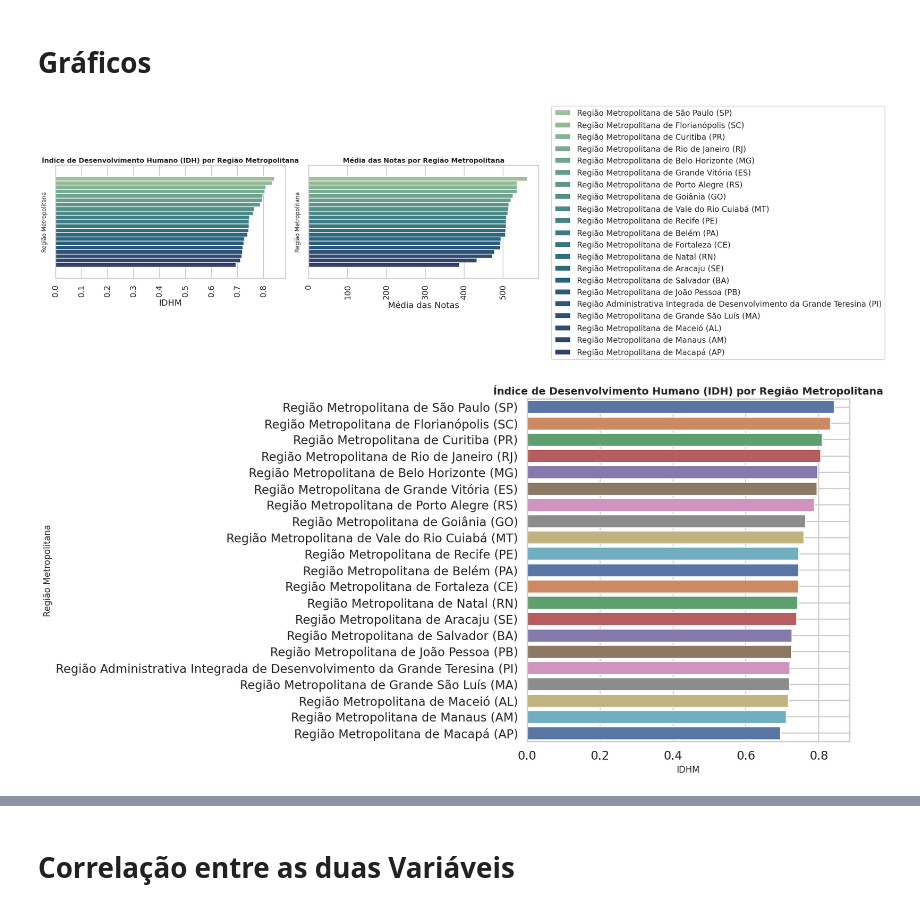
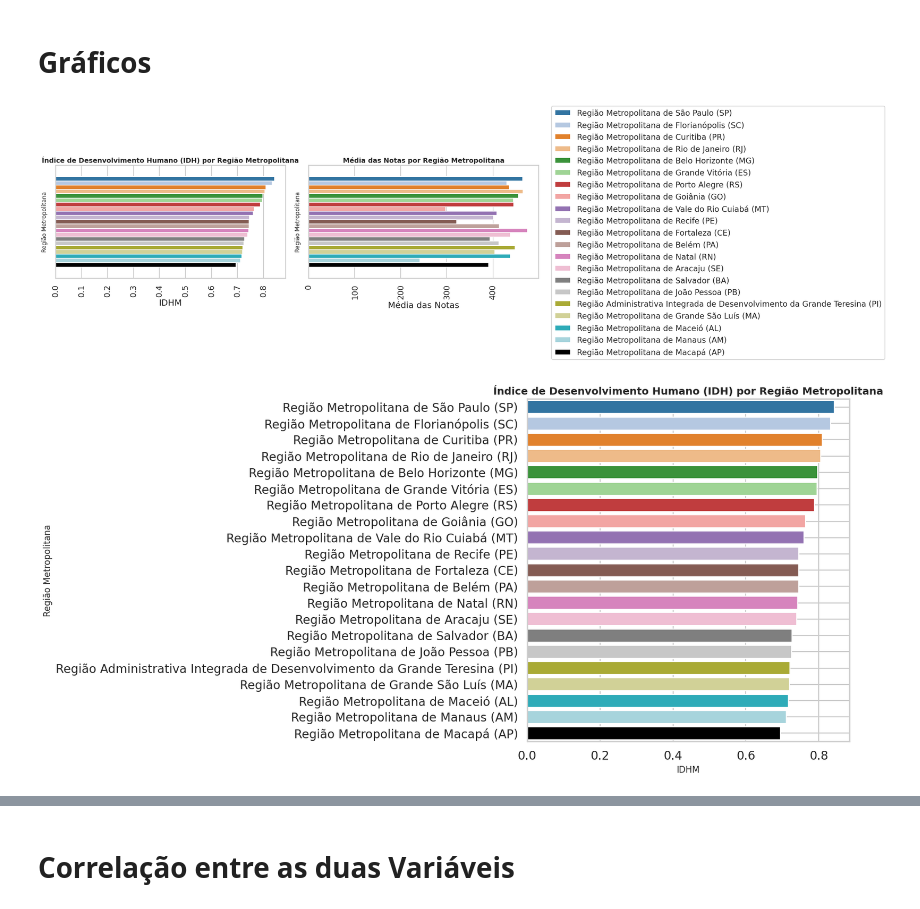
Before and after one commit to n1lima/correlacao-enem-idhm-2021, a Jupyter notebook: dataPcg.ipynb, the cells around one changed output, grey strips where cells are left out. Cells and saved outputs as stored; diff of their text form; code cells hidden in the pictures.

```diff
--- a/dataPcg.ipynb
+++ b/dataPcg.ipynb
@@ -232,9 +247,13 @@ sns.set_theme(style='whitegrid', context='talk')
 # Cria subplots
 fig, axes = plt.subplots(1, 2, figsize=(15, 5))  # 1 linha, 2 colunas
 
+#Definindo cores
+tab20_palette = sns.color_palette("tab20")
+custom_palette = tab20_palette + ['#000000']
+
 # Gráfico 1: IDHM
-dados_2021 = dados_2021.sort_values('IDHM', ascending=False)
-sns.barplot(data=dados_2021, x='IDHM', hue='RM', ax=axes[0], palette='crest')
+# dados_2021 = dados_2021.sort_values('IDHM', ascending=False)
+sns.barplot(data=dados_2021, x='IDHM', hue='RM', ax=axes[0], palette=custom_palette)
 axes[0].set_title('IDHM por Região Metropolitana')
 axes[0].set_xlabel('IDHM')
 axes[0].tick_params(axis='x', rotation=90)
@@ -243,8 +262,8 @@ axes[0].set_title('Índice de Desenvolvimento Humano (IDH) por Região Metropoli
 axes[0].set_ylabel('Região Metropolitana', fontsize=12)
 
 # Gráfico 2: Média das Notas
-dados_2021 = dados_2021.sort_values('MEDIA_NOTAS', ascending=False)
-sns.barplot(data=dados_2021, x='MEDIA_NOTAS', hue='RM', ax=axes[1], palette='crest')
+# dados_2021 = dados_2021.sort_values('MEDIA_NOTAS', ascending=False)
+sns.barplot(data=dados_2021, x='MEDIA_NOTAS', hue='RM', ax=axes[1], palette=custom_palette)
 axes[1].set_title('Média das Notas por Região Metropolitana')
 axes[1].set_xlabel('Média das Notas')
 axes[1].tick_params(axis='x', rotation=90)
@@ -262,22 +281,26 @@ axes[1].get_legend().remove()
 plt.tight_layout()
 plt.show()
 # %% [output]
-[figure, old version]
+[figure, new version]
 # %%
 # Gráfico 1: IDHM por Região Metropolitana
 dados_2021 = dados_2021.sort_values('IDHM', ascending=False)
 
 plt.figure(figsize=(16, 8))
-sns.barplot(data=dados_2021, y='RM', x='IDHM', hue='RM', palette='deep')
+
+tab20_palette = sns.color_palette("tab20")
+custom_palette = tab20_palette + ['#000000']
+
+sns.barplot(data=dados_2021, y='RM', x='IDHM', hue='RM', palette=custom_palette)
 plt.title('Índice de Desenvolvimento Humano (IDH) por Região Metropolitana', fontsize=14, fontweight='bold')
 plt.xlabel('IDHM', fontsize=12)
 plt.ylabel('Região Metropolitana', fontsize=12)
 plt.grid(True)
 
 plt.tight_layout()
 plt.show()
 # %% [output]
-[figure, old version]
+[figure, new version]
 # %%
 # Gráfico 2: Média das Notas por Região Metropolitana
 dados_2021 = dados_2021.sort_values('MEDIA_NOTAS', ascending=False)
```
Also changed, not shown: parts of 17 cells of this notebook.
